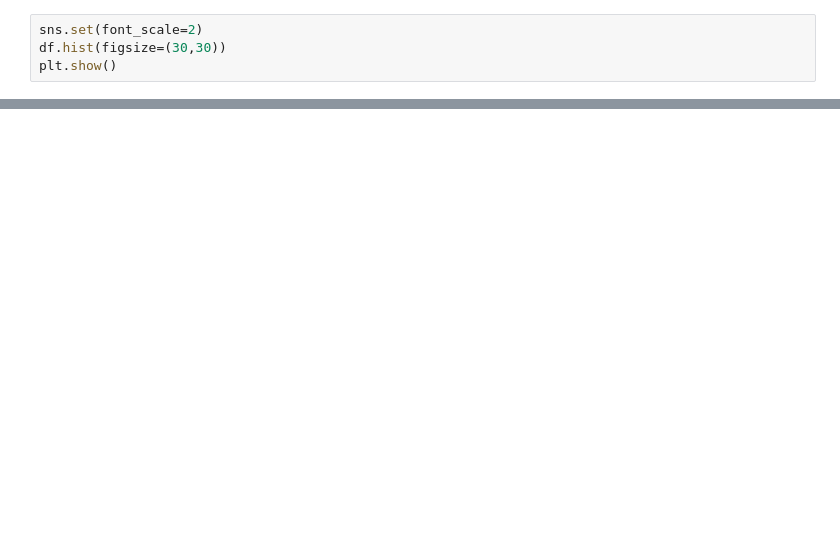
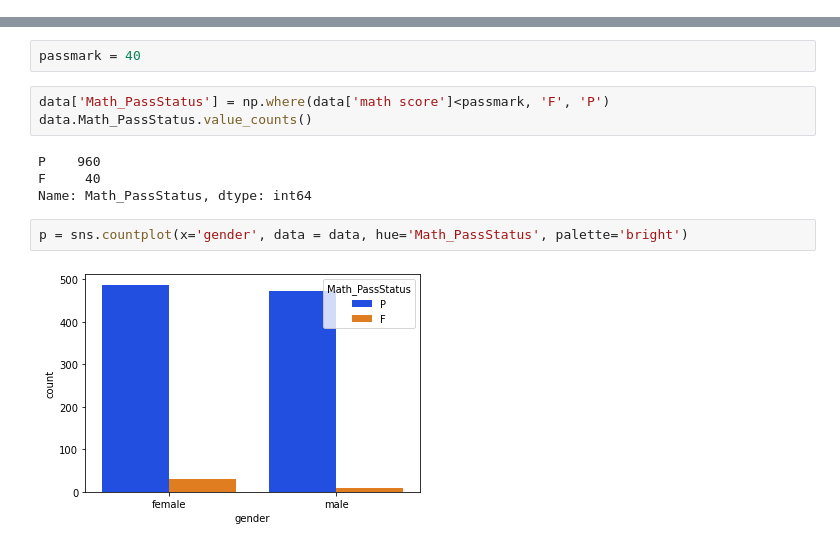
Before and after one commit to aunmujtaba5/Online-Python-Program, a Jupyter notebook: Untitled.ipynb, the cells around one changed output, grey strips where cells are left out. Saved outputs shown, nothing was run; the diff lists cells and outputs as text; blank space fills up the shorter version.

```diff
--- a/Untitled.ipynb
+++ b/Untitled.ipynb
@@ -29,4 +16,0 @@ sns.histplot(data=df, x="chol", hue="age", multiple="stack")
-# %%
-sns.set(font_scale=2)
-df.hist(figsize=(30,30))
-plt.show()
@@ -34,0 +74,13 @@ plt.show()
+# %%
+passmark = 40
+# %%
+data['Math_PassStatus'] = np.where(data['math score']<passmark, 'F', 'P')
+data.Math_PassStatus.value_counts()
+# %% [output]
+P    960
+F     40
+Name: Math_PassStatus, dtype: int64
+# %%
+p = sns.countplot(x='gender', data = data, hue='Math_PassStatus', palette='bright')
+# %% [output]
+[figure, added]
```
Also changed, not shown: parts of 29 cells of this notebook.
